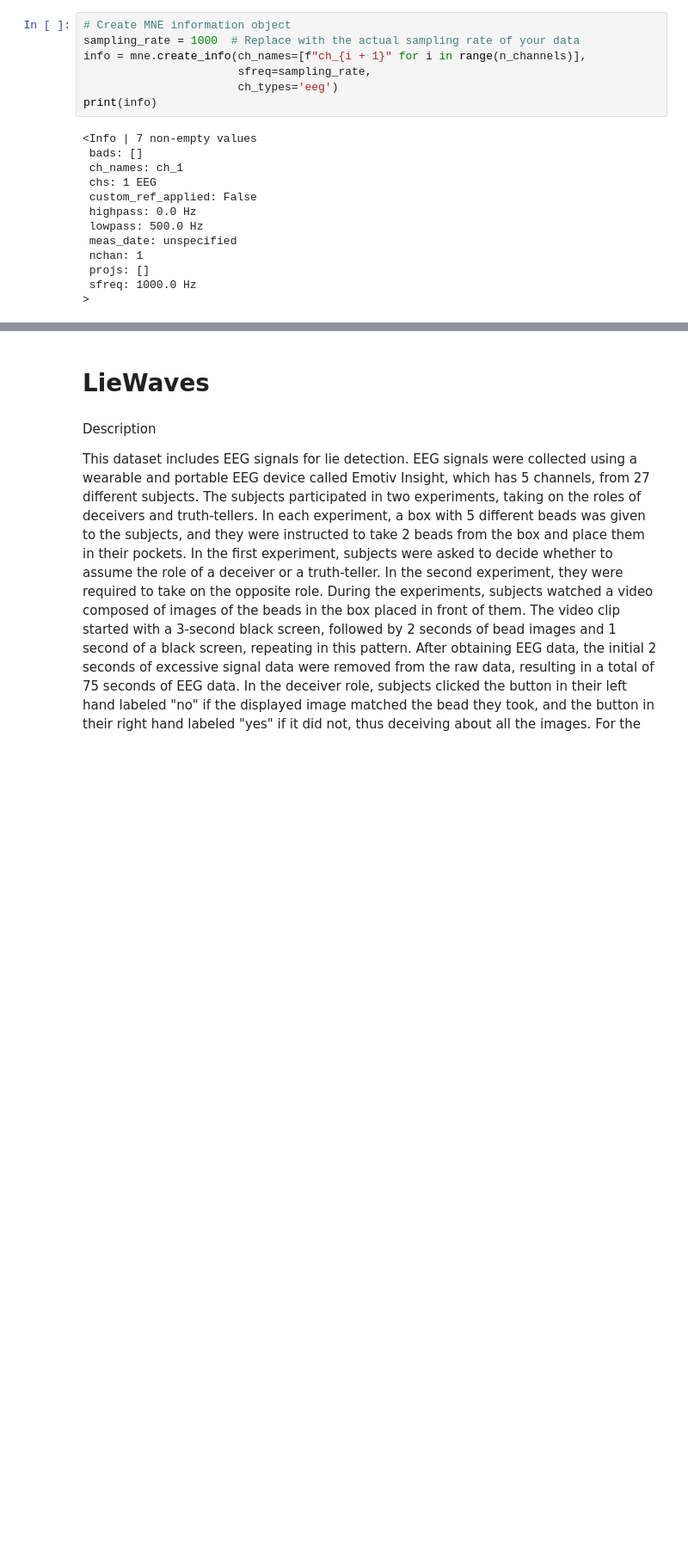
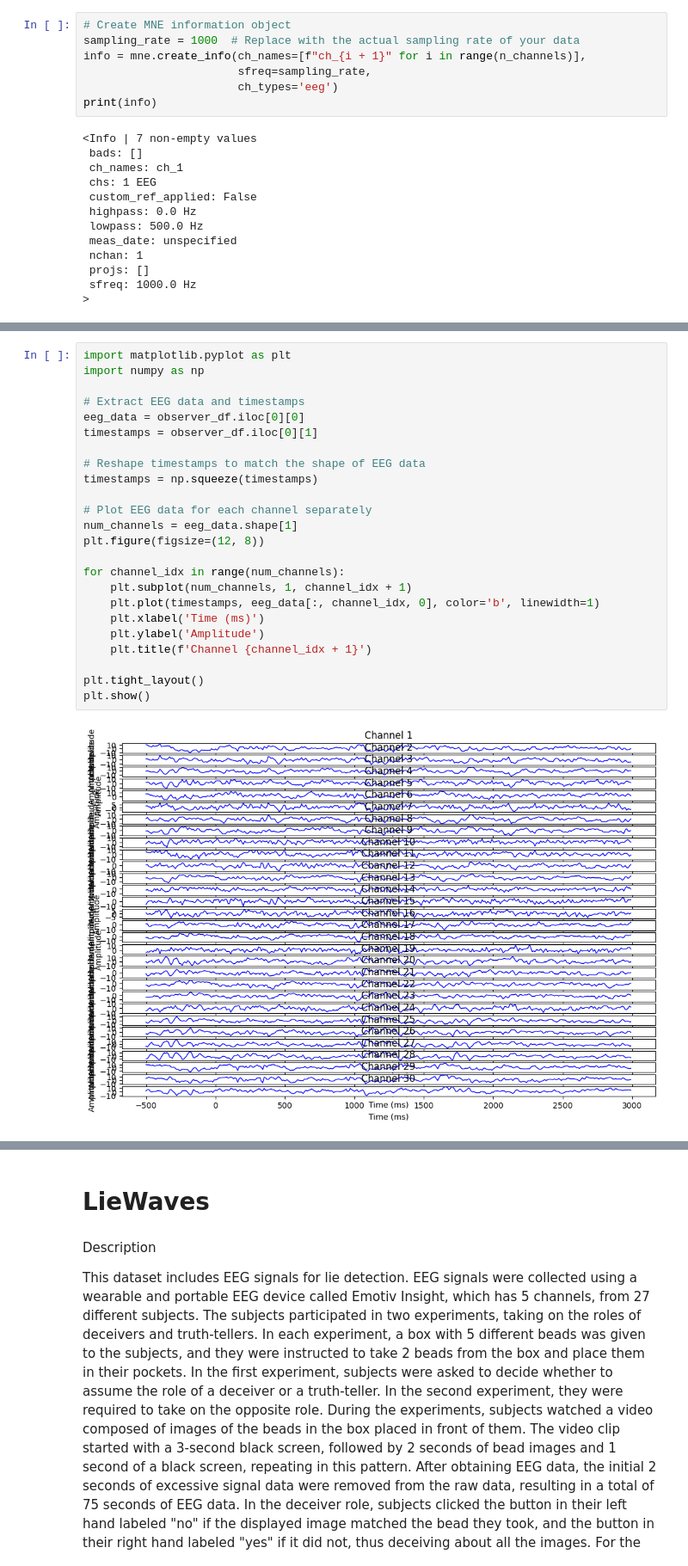
Before and after one commit to eldhosejoseph/thesis, a Jupyter notebook: thesis.ipynb, the cells around one changed output, grey strips where cells are left out. Shown at 86% size. Saved outputs shown, nothing was run; the diff lists cells and outputs as text; blank space fills up the shorter version.

```diff
--- a/thesis.ipynb
+++ b/thesis.ipynb
@@ -345,0 +471,26 @@ ValueError: setting an array element with a sequence.
+# %%
+import matplotlib.pyplot as plt
+import numpy as np
+
+# Extract EEG data and timestamps
+eeg_data = observer_df.iloc[0][0]
+timestamps = observer_df.iloc[0][1]
+
+# Reshape timestamps to match the shape of EEG data
+timestamps = np.squeeze(timestamps)
+
+# Plot EEG data for each channel separately
+num_channels = eeg_data.shape[1]
+plt.figure(figsize=(12, 8))
+
+for channel_idx in range(num_channels):
+    plt.subplot(num_channels, 1, channel_idx + 1)
+    plt.plot(timestamps, eeg_data[:, channel_idx, 0], color='b', linewidth=1)
+    plt.xlabel('Time (ms)')
+    plt.ylabel('Amplitude')
+    plt.title(f'Channel {channel_idx + 1}')
+
+plt.tight_layout()
+plt.show()
+# %% [output]
+[figure, added]
```
Also changed, not shown: parts of 10 cells of this notebook.
